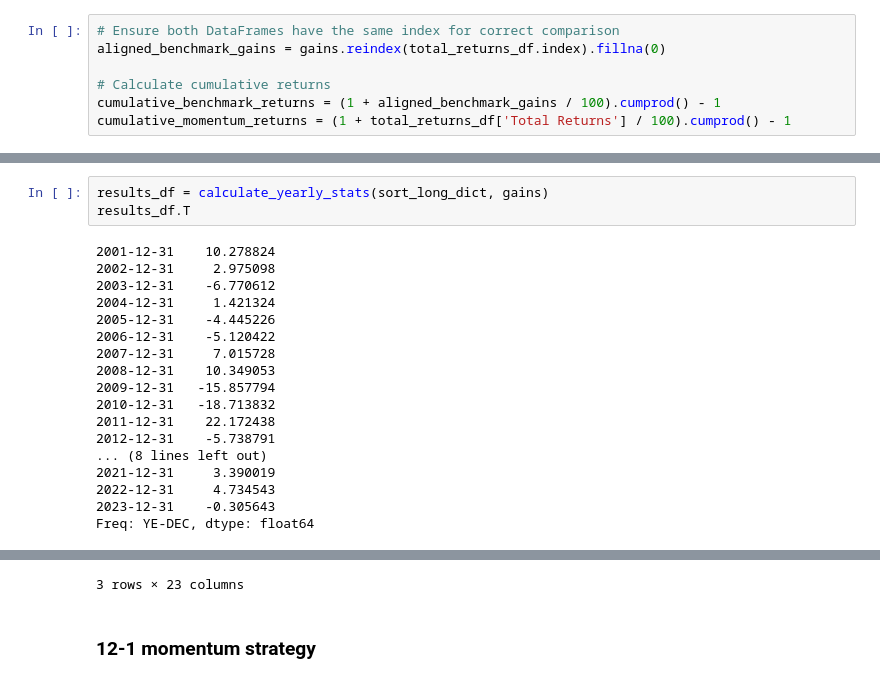
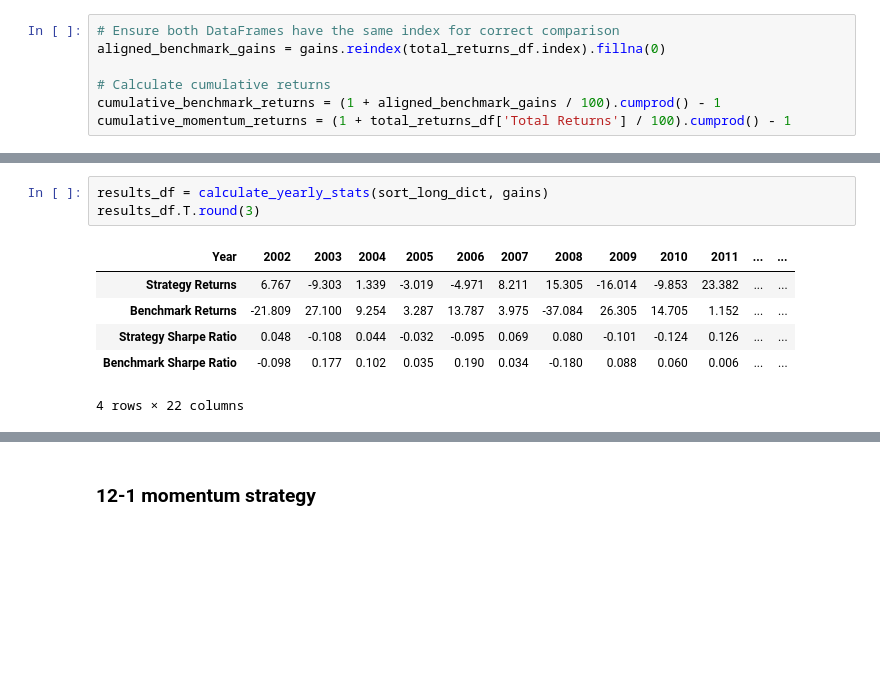
Before and after one commit to satyaki-02/Factor_Investing_in_Stock-Market, a Jupyter notebook: main.ipynb, the cells around one changed output, grey strips where cells are left out. Saved outputs shown, nothing was run; the diff lists cells and outputs as text; blank space fills up the shorter version.

```diff
--- a/main.ipynb
+++ b/main.ipynb
@@ -581,22 +601,11 @@ fig.update_layout(
 fig.show()
 # %%
 results_df = calculate_yearly_stats(sort_long_dict, gains)
-results_df.T
+results_df.T.round(3)
 # %% [output]
+| Year | 2002 | 2003 | 2004 | 2005 | 2006 | 2007 | 2008 | 2009 | 2010 | 2011 | ... | ... |
+| Strategy Returns | 6.767 | -9.303 | 1.339 | -3.019 | -4.971 | 8.211 | 15.305 | -16.014 | -9.853 | 23.382 | ... | ... |
+| Benchmark Returns | -21.809 | 27.100 | 9.254 | 3.287 | 13.787 | 3.975 | -37.084 | 26.305 | 14.705 | 1.152 | ... | ... |
+| Strategy Sharpe Ratio | 0.048 | -0.108 | 0.044 | -0.032 | -0.095 | 0.069 | 0.080 | -0.101 | -0.124 | 0.126 | ... | ... |
+| Benchmark Sharpe Ratio | -0.098 | 0.177 | 0.102 | 0.035 | 0.190 | 0.034 | -0.180 | 0.088 | 0.060 | 0.006 | ... | ... |
-2001-12-31    10.278824
-2002-12-31     2.975098
-2003-12-31    -6.770612
-2004-12-31     1.421324
-2005-12-31    -4.445226
-2006-12-31    -5.120422
-2007-12-31     7.015728
-2008-12-31    10.349053
-2009-12-31   -15.857794
-2010-12-31   -18.713832
-2011-12-31    22.172438
-2012-12-31    -5.738791
-... (8 lines left out)
-2021-12-31     3.390019
-2022-12-31     4.734543
-2023-12-31    -0.305643
-Freq: YE-DEC, dtype: float64
+4 rows × 22 columns
@@ -607,4 +612,3 @@ Freq: YE-DEC, dtype: float64
-3 rows × 23 columns
 # %% [markdown]
 ### 12-1 momentum strategy
 # %%
```
Also changed, not shown: parts of 63 cells of this notebook, 2 other files.
